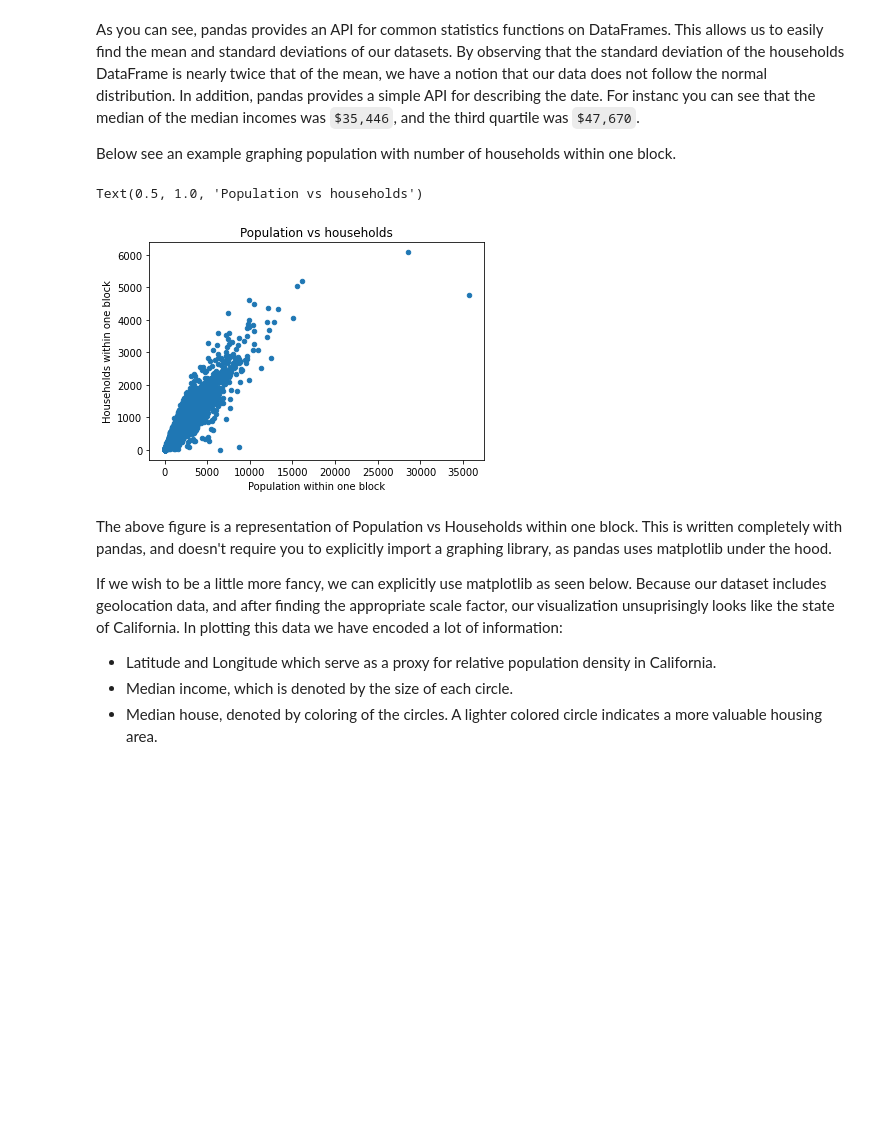
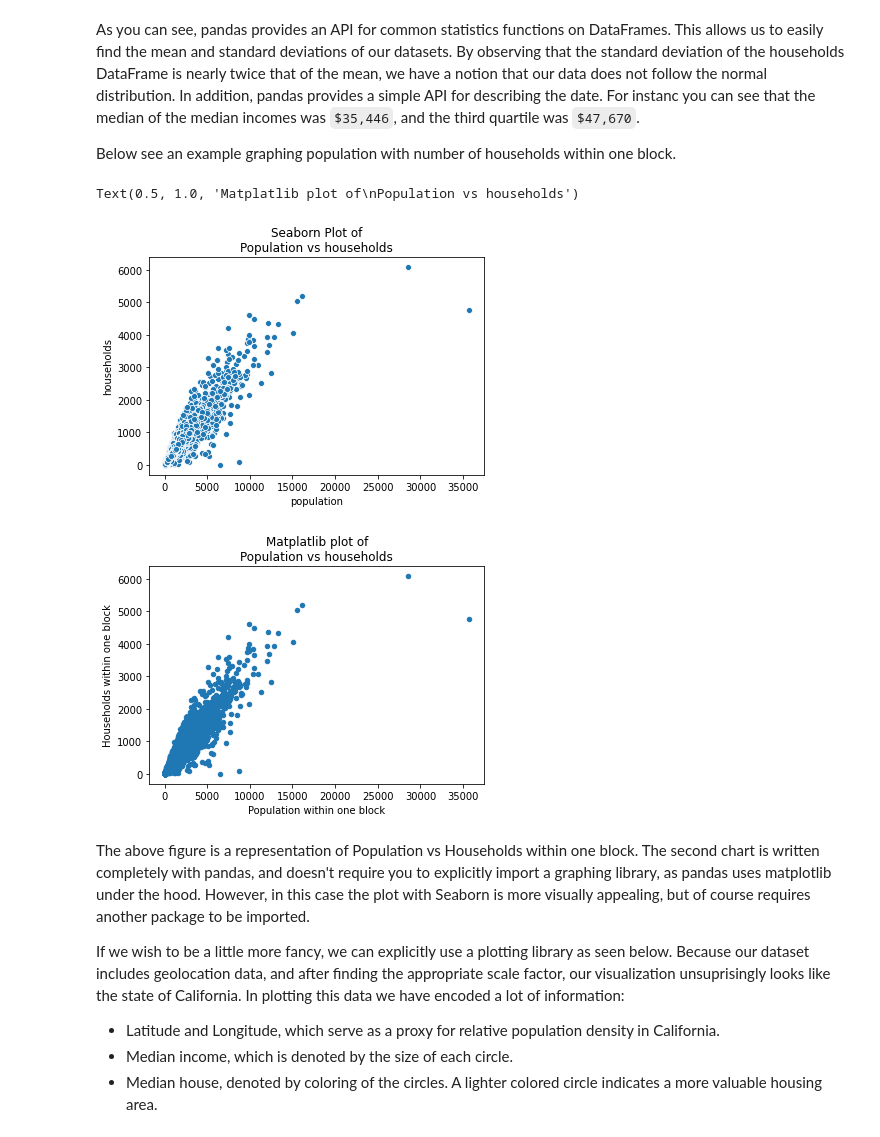
Before and after one commit to jdeweese1/ENGL_415_Final_Report, a Jupyter notebook: Final_Report.ipynb, the cells around one changed output. Drawn from its saved outputs; the diff is of its cells as text; code cells hidden in the pictures; blank space fills up the shorter version.

```diff
--- a/Final_Report.ipynb
+++ b/Final_Report.ipynb
@@ -169,18 +206,23 @@ As you can see, pandas provides an API for common statistics functions on DataFr
 
 Below see an example graphing population with number of households within one block.
 # %%
+import seaborn as sns
+sb_plot = sns.scatterplot(x=housing_data['population'], y=housing_data['households'])
+sb_plot.set_title('Seaborn Plot of\nPopulation vs households')
+
 plt = housing_data.plot(x='population', y='households', kind='scatter' )
 plt.set_xlabel('Population within one block')
 plt.set_ylabel('Households within one block')
-plt.set_title('Population vs households')
+plt.set_title('Pandas (using matplotlib) plot of\nPopulation vs households')
 # %% [output]
-Text(0.5, 1.0, 'Population vs households')
+Text(0.5, 1.0, 'Matplatlib plot of\nPopulation vs households')
-[figure, old version]
+[figure, new version]
+[figure, added]
 # %% [markdown]
-The above figure is a representation of Population vs Households within one block. This is written completely with pandas, and doesn't require you to explicitly import a graphing library, as pandas uses matplotlib under the hood.
+The above figure is a representation of Population vs Households within one block. The second chart is written completely with pandas, and doesn't require you to explicitly import a graphing library, as pandas uses matplotlib under the hood. However, in this case the plot with Seaborn is more visually appealing, but of course requires another package to be imported.
 
-If we wish to be a little more fancy, we can explicitly use matplotlib as seen below. Because our dataset includes geolocation data, and after finding the appropriate scale factor, our visualization unsuprisingly looks like the state of California. In plotting this data we have encoded a lot of information:
-- Latitude and Longitude which serve as a proxy for relative population density in California.
+If we wish to be a little more fancy, we can explicitly use a plotting library as seen below. Because our dataset includes geolocation data, and after finding the appropriate scale factor, our visualization unsuprisingly looks like the state of California. In plotting this data we have encoded a lot of information:
+- Latitude and Longitude, which serve as a proxy for relative population density in California.
 - Median income, which is denoted by the size of each circle.
 - Median house, denoted by coloring of the circles. A lighter colored circle indicates a more valuable housing area.
 # %%
```
Also changed, not shown: parts of 21 cells of this notebook.
